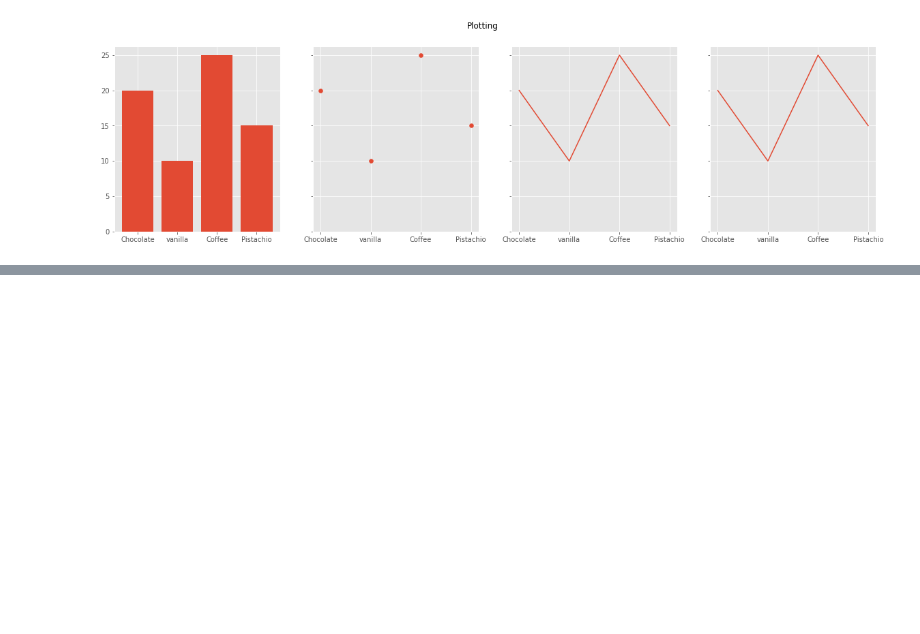
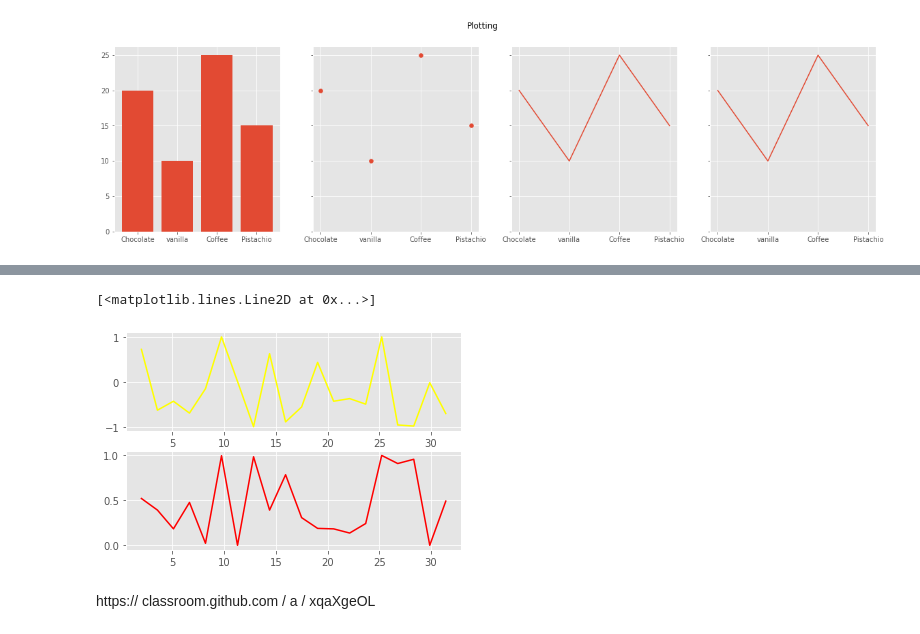
Before and after one commit to cholongbul/datavisualization, a Jupyter notebook: Matplotlib.ipynb, the cells around one changed output, grey strips where cells are left out. Drawn from its saved outputs; the diff is of its cells as text; code cells hidden in the pictures; blank space fills up the shorter version.

```diff
--- a/Matplotlib.ipynb
+++ b/Matplotlib.ipynb
@@ -125,0 +138,14 @@ Text(0.5, 0.98, 'Plotting')
+# %%
+plt.style.use('tableau-colorblind10')
+
+x = np.linspace(2,10 * np.pi,20)
+y = np.sin(x ** 7)
+
+fig, axs = plt.subplots(2)
+axs[0].plot(x,y, color='yellow')
+axs[1].plot(x,y**2, color='red')
+# %% [output]
+[<matplotlib.lines.Line2D at 0x...>]
+[figure, added]
+# %% [markdown]
+https:// classroom.github.com / a / xqaXgeOL
```
Also changed, not shown: parts of 1 cell of this notebook, 1 other file.
